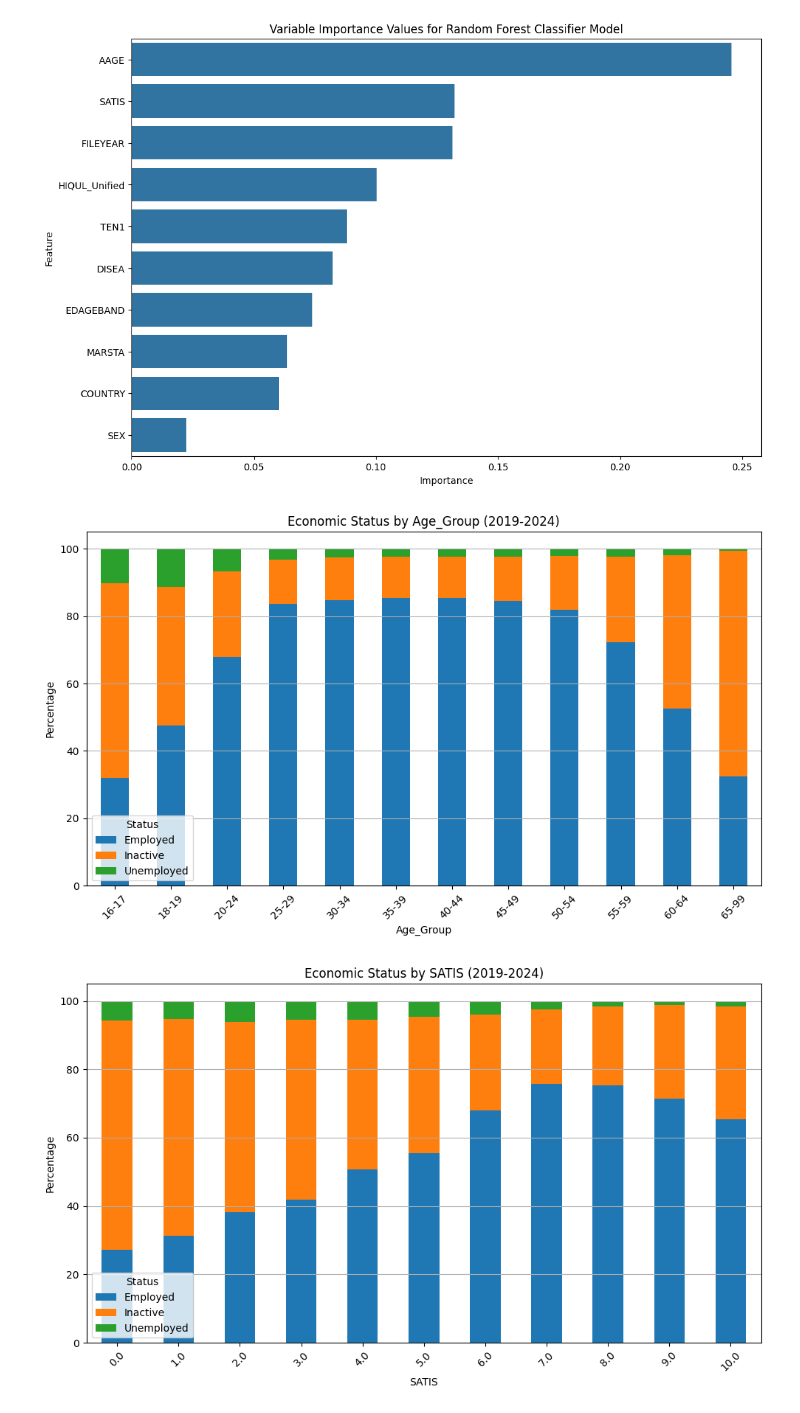
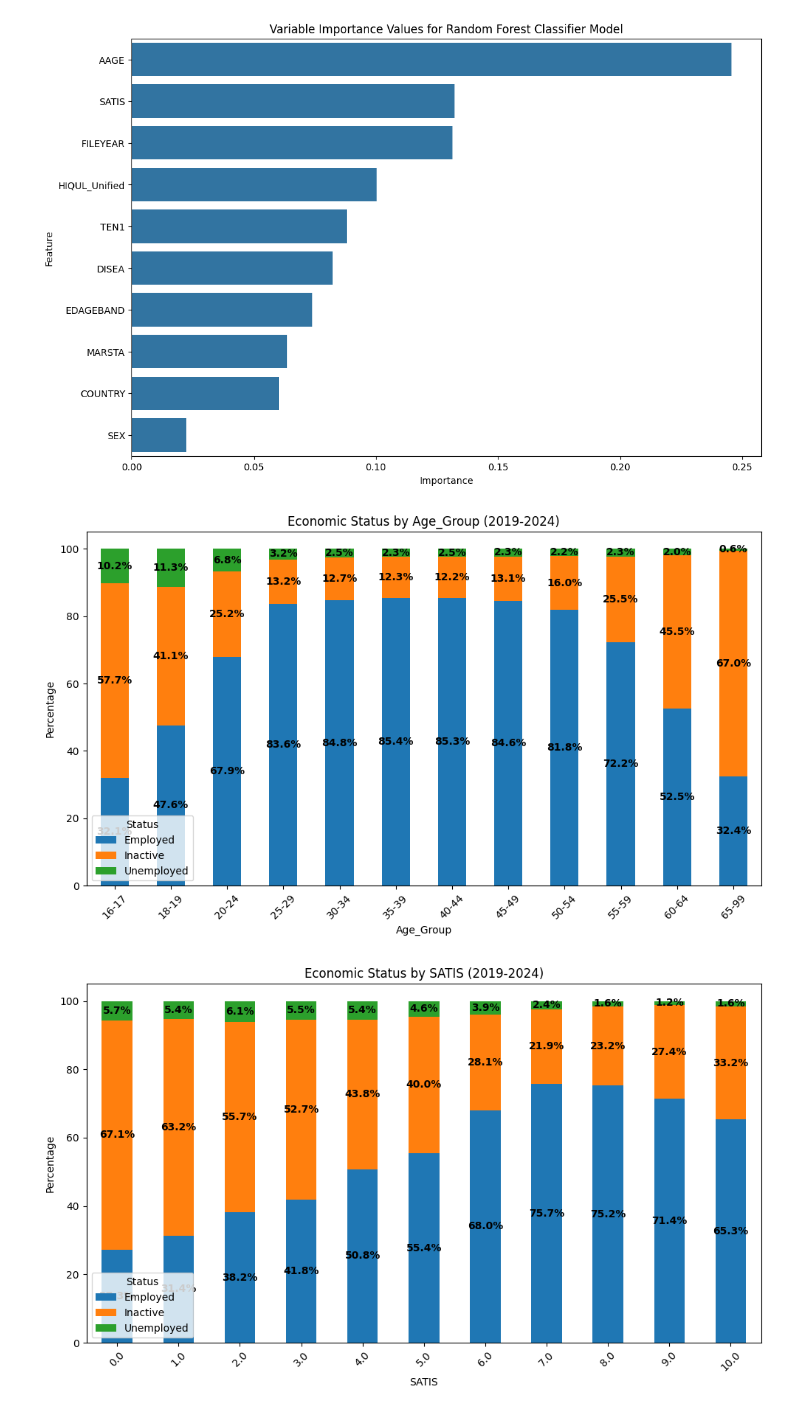
Before and after one commit to corey-richardson/comp3008-cw2, a Jupyter notebook: notebook.ipynb, the cells around one changed output. Saved outputs shown, nothing was run; the diff lists cells and outputs as text; code cells hidden in the pictures.

```diff
--- a/notebook.ipynb
+++ b/notebook.ipynb
@@ -564,25 +564,37 @@ disea_map = {
 
 df_plot["Age_Group"] = df_plot["AAGE"].map(aage_map)
 df_plot["Highest_Qualifaction"] = df_plot["HIQUL_Unified"].map(hiqual_map)
-df_plot["Accomadation"] = df_plot["TEN1"].map(ten1_map)
+df_plot["Accommodation"] = df_plot["TEN1"].map(ten1_map)
 df_plot["Current_Disability"] = df_plot["DISEA"].map(disea_map)
 
-viz_features = ["Age_Group", "SATIS", "Highest_Qualifaction", "Accomadation", "Current_Disability", "FILEYEAR"]
+viz_features = ["Age_Group", "SATIS", "Highest_Qualifaction", "Accommodation", "Current_Disability", "FILEYEAR"]
 # %%
 for feature in viz_features:
     data = pd.crosstab(df_plot[feature], df_plot["Status_Grouped"], normalize="index") * 100
     ax = data.plot(kind="bar", stacked=True, figsize=(10, 6))
+
+    for patch in ax.patches:
+        width, height = patch.get_width(), patch.get_height()
+        x, y = patch.get_xy()
+
+        ax.text(x + width / 2,
+                y + height / 2,
+                f"{height:.1f}%",
+                horizontalalignment="center",
+                verticalalignment="center",
+                weight="bold"
+        )
 
     plt.title(f"Economic Status by {feature} (2019-2024)")
     plt.xlabel(feature)
     plt.ylabel("Percentage")
     plt.legend(title="Status")
     plt.xticks(rotation=45)
-    plt.grid(axis="y")
+    # plt.grid(axis="y")
 
     plt.tight_layout()
     plt.savefig(f"graphs/rf_interpretation_{feature}.png", dpi=300)
     plt.show()
 # %% [output]
-[figure, old version]
+[figure, new version]
-[figure, old version]
+[figure, new version]
```
Also changed, not shown: parts of 2 cells of this notebook, 6 other files.
